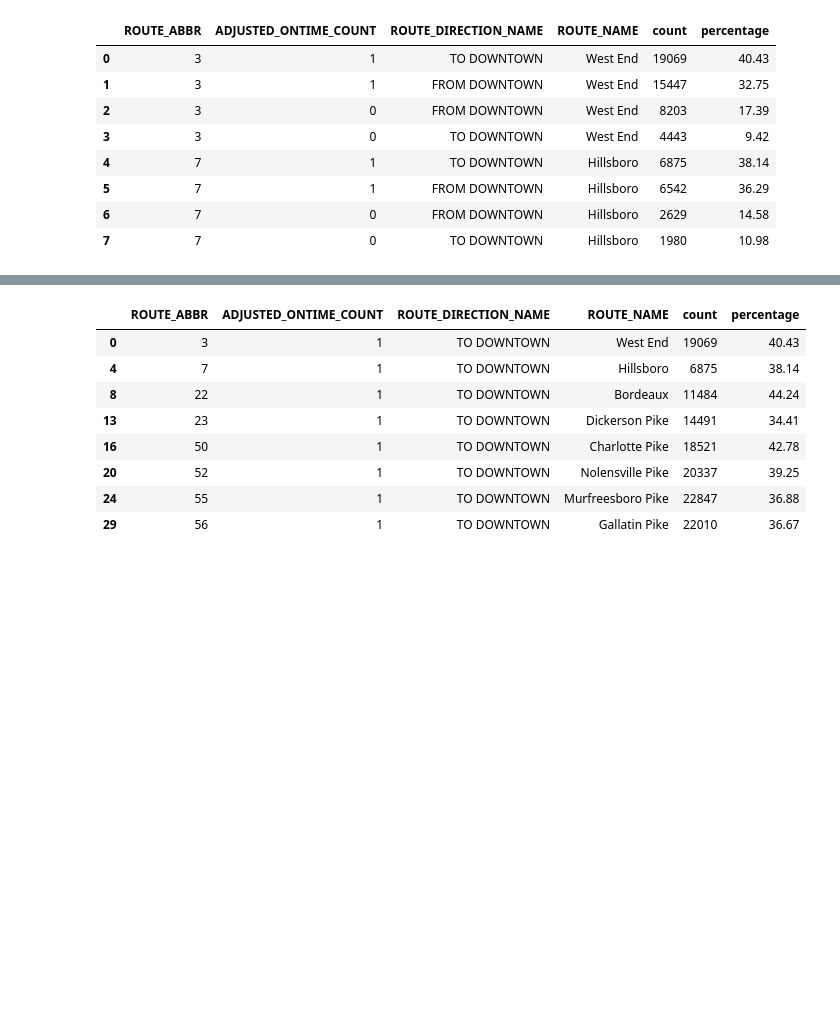
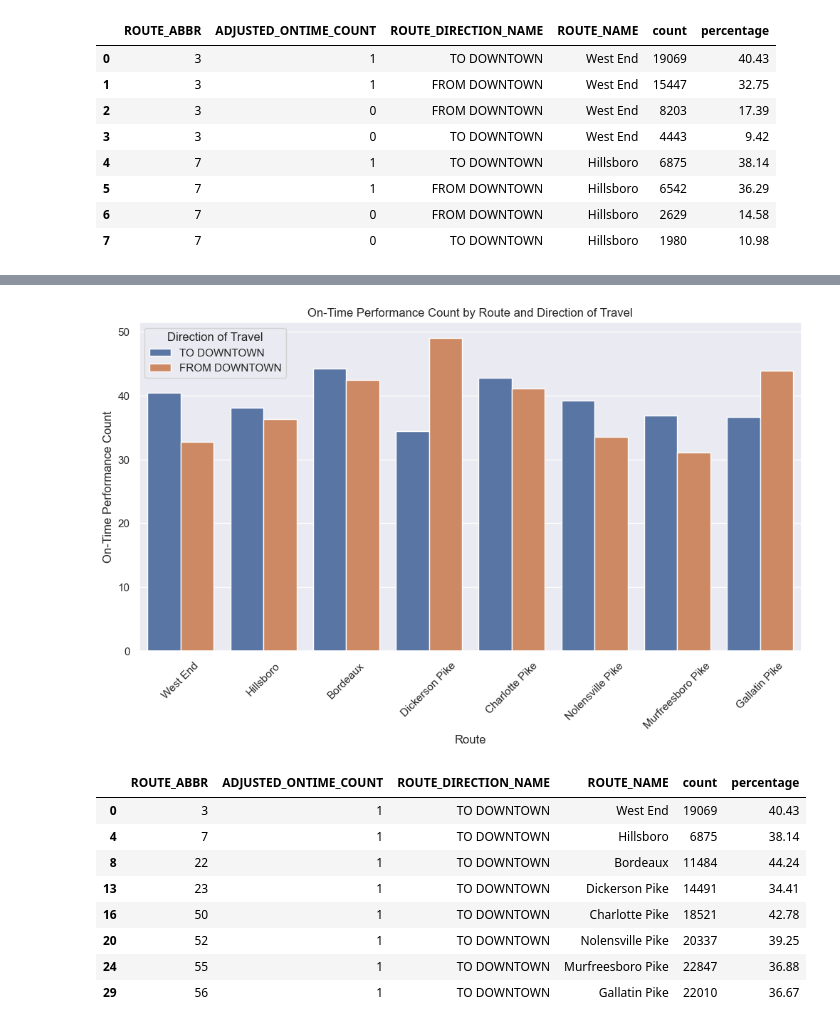
Before and after one commit to NSS-Data-Analytics-Cohort-11/wego-new-california-republic, a Jupyter notebook: notebooks/WeGo Data Introduction.ipynb, the cells around one changed output, grey strips where cells are left out. Drawn from its saved outputs; the diff is of its cells as text; code cells hidden in the pictures; blank space fills up the shorter version.

```diff
--- a/notebooks/WeGo Data Introduction.ipynb
+++ b/notebooks/WeGo Data Introduction.ipynb
@@ -449,3 +462,15 @@ not_on_time_from_downtown = not_on_time[not_on_time['ROUTE_DIRECTION_NAME']=='FR
+# %%
+plt.figure(figsize=(12, 6))
+sns.barplot(data=on_time, x='ROUTE_NAME', y='percentage', hue='ROUTE_DIRECTION_NAME')
+plt.title('On-Time Performance Count by Route and Direction of Travel')
+plt.xlabel('Route')
+plt.ylabel('On-Time Performance Count')
+plt.xticks(rotation=45)
+plt.legend(title='Direction of Travel')
+plt.show()
+#This is direction of travel effect on percentage of time performance by route number
+# %% [output]
+[figure, added]
 # %%
 on_time_to_downtown
 # %% [output]
```
Also changed, not shown: parts of 27 cells of this notebook.
